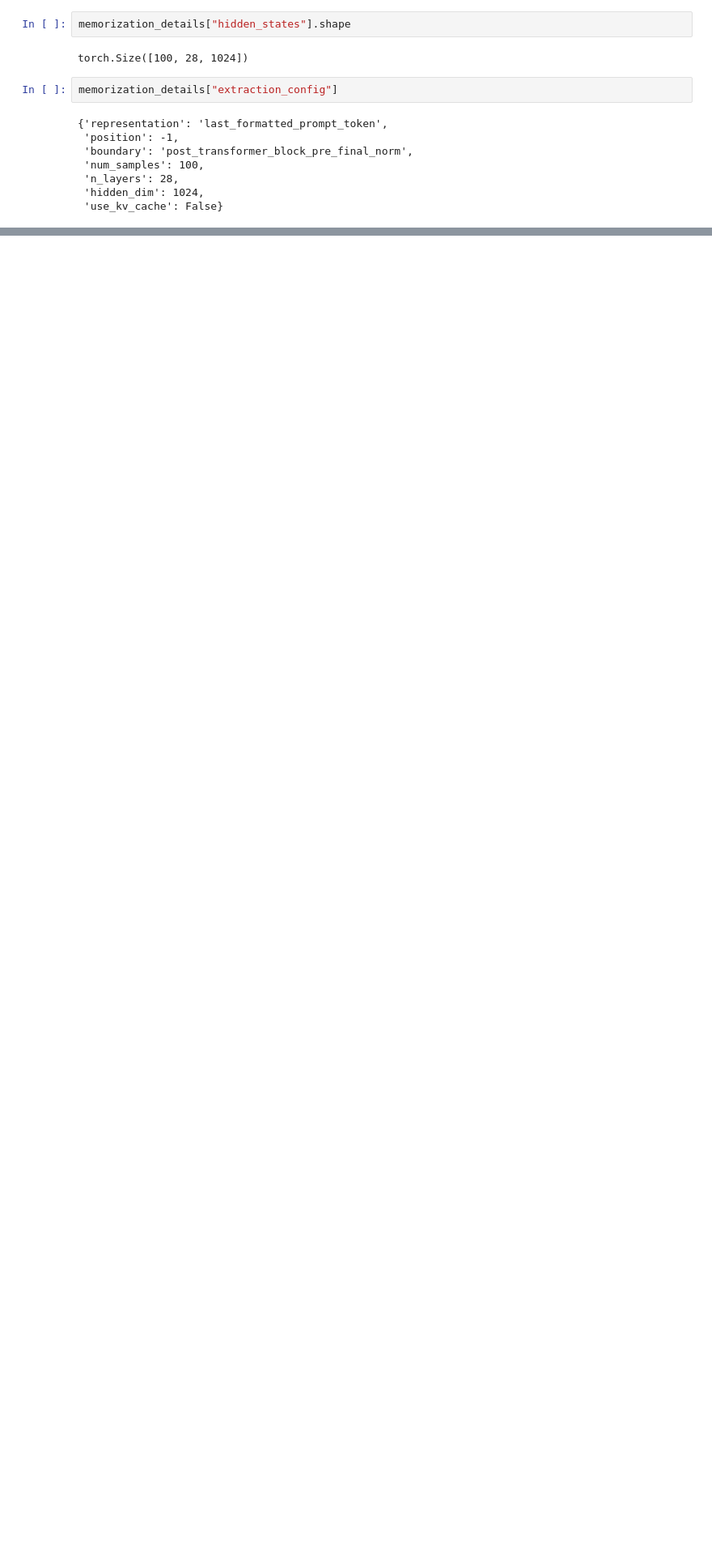
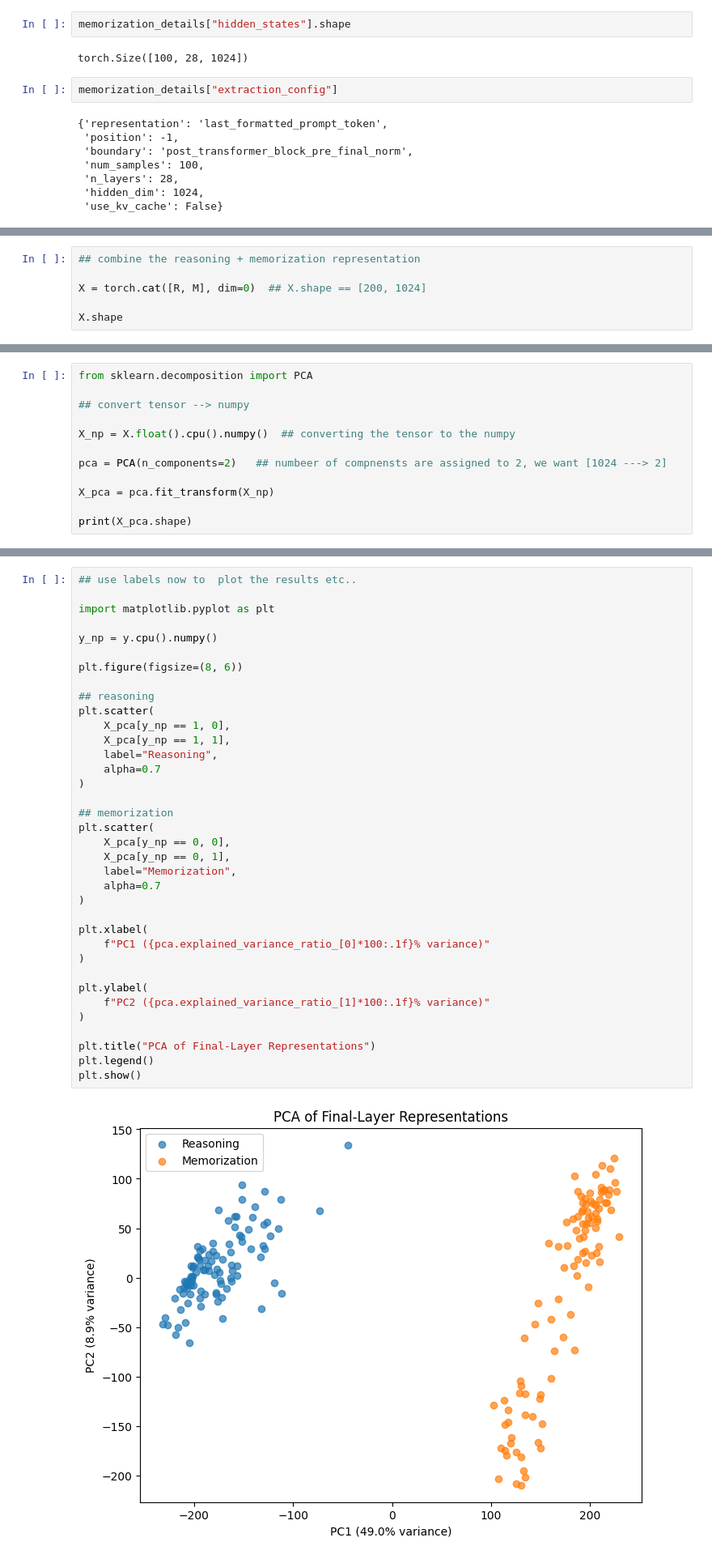
Before and after one commit to shaheennabi/open-posttraining-system, a Jupyter notebook: research/beyond_fixed_directions.ipynb, the cells around one changed output, grey strips where cells are left out. Shown at 81% size. Saved outputs shown, nothing was run; the diff lists cells and outputs as text; blank space fills up the shorter version.

```diff
--- a/research/beyond_fixed_directions.ipynb
+++ b/research/beyond_fixed_directions.ipynb
@@ -1172,0 +1174,6 @@ NameError: name 'reasoning_details' is not defined
+# %%
+## combine the reasoning + memorization representation
+
+X = torch.cat([R, M], dim=0)  ## X.shape == [200, 1024]
+
+X.shape
@@ -1172,0 +1198,12 @@ NameError: name 'reasoning_details' is not defined
+# %%
+from sklearn.decomposition import PCA
+
+## convert tensor --> numpy
+
+X_np = X.float().cpu().numpy()  ## converting the tensor to the numpy
+
+pca = PCA(n_components=2)   ## numbeer of compnensts are assigned to 2, we want [1024 ---> 2]
+
+X_pca = pca.fit_transform(X_np)
+
+print(X_pca.shape)
@@ -1172,0 +1218,38 @@ NameError: name 'reasoning_details' is not defined
+# %%
+## use labels now to  plot the results etc..
+
+import matplotlib.pyplot as plt
+
+y_np = y.cpu().numpy()
+
+plt.figure(figsize=(8, 6))
+
+## reasoning
+plt.scatter(
+    X_pca[y_np == 1, 0],
+    X_pca[y_np == 1, 1],
+    label="Reasoning",
+    alpha=0.7
+)
+
+## memorization
+plt.scatter(
+    X_pca[y_np == 0, 0],
+    X_pca[y_np == 0, 1],
+    label="Memorization",
+    alpha=0.7
+)
+
+plt.xlabel(
+    f"PC1 ({pca.explained_variance_ratio_[0]*100:.1f}% variance)"
+)
+
+plt.ylabel(
+    f"PC2 ({pca.explained_variance_ratio_[1]*100:.1f}% variance)"
+)
+
+plt.title("PCA of Final-Layer Representations")
+plt.legend()
+plt.show()
+# %% [output]
+[figure, added]
```
Also changed, not shown: parts of 6 cells of this notebook, 1 other file.
